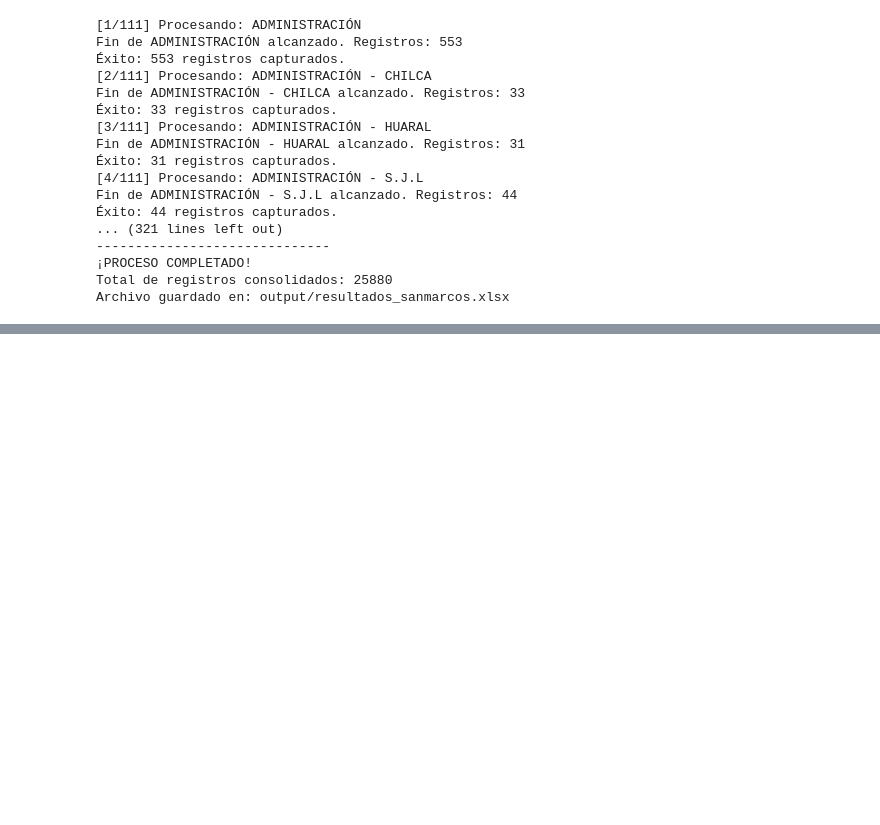
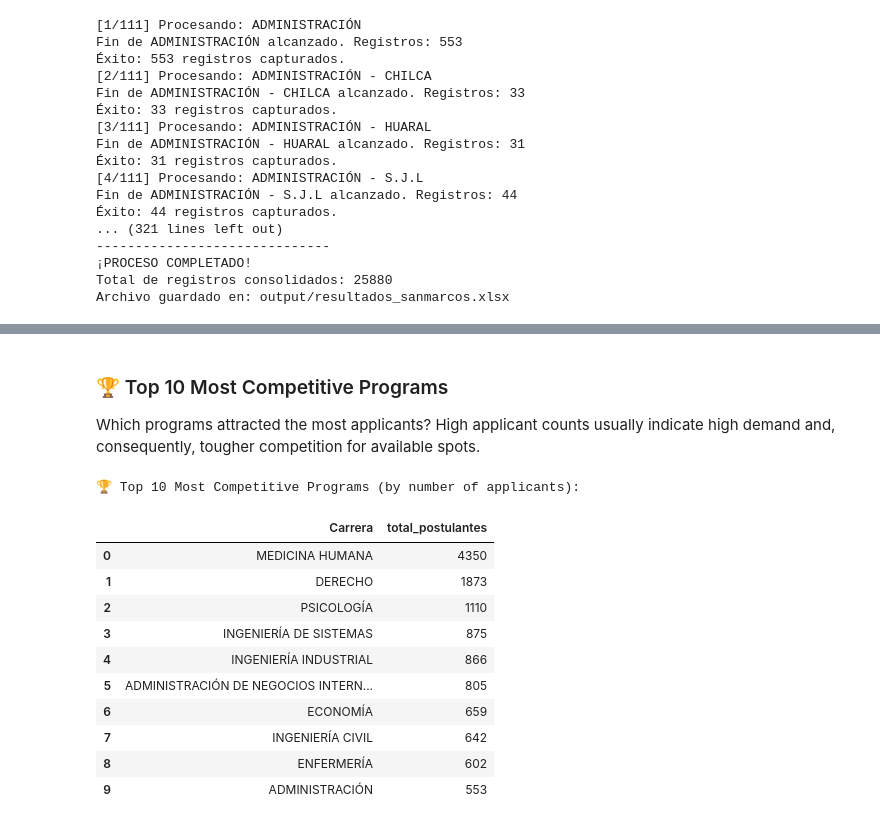
Before and after one commit to alejandroventuraventurameza-tech/Scraping_data, a Jupyter notebook: scraper.ipynb, the cells around one changed output, grey strips where cells are left out. Drawn from its saved outputs; the diff is of its cells as text; code cells hidden in the pictures; blank space fills up the shorter version.

```diff
--- a/scraper.ipynb
+++ b/scraper.ipynb
@@ -220,0 +294,30 @@ Archivo guardado en: output/resultados_sanmarcos.xlsx
+# %% [markdown]
+### 🏆 Top 10 Most Competitive Programs
+
+Which programs attracted the most applicants? High applicant counts usually indicate high demand and, consequently, tougher competition for available spots.
+# %%
+# Top 10 carreras por número de postulantes
+top10_carreras = (
+    df_final.groupby("Carrera")
+    .size()
+    .reset_index(name="total_postulantes")
+    .sort_values("total_postulantes", ascending=False)
+    .head(10)
+    .reset_index(drop=True)
+)
+
+print("🏆 Top 10 Most Competitive Programs (by number of applicants):")
+display(top10_carreras)
+# %% [output]
+🏆 Top 10 Most Competitive Programs (by number of applicants):
+|  | Carrera | total_postulantes |
+| 0 | MEDICINA HUMANA | 4350 |
+| 1 | DERECHO | 1873 |
+| 2 | PSICOLOGÍA | 1110 |
+| 3 | INGENIERÍA DE SISTEMAS | 875 |
+| 4 | INGENIERÍA INDUSTRIAL | 866 |
+| 5 | ADMINISTRACIÓN DE NEGOCIOS INTERN... | 805 |
+| 6 | ECONOMÍA | 659 |
+| 7 | INGENIERÍA CIVIL | 642 |
+| 8 | ENFERMERÍA | 602 |
+| 9 | ADMINISTRACIÓN | 553 |
```
Also changed, not shown: parts of 16 cells of this notebook.
